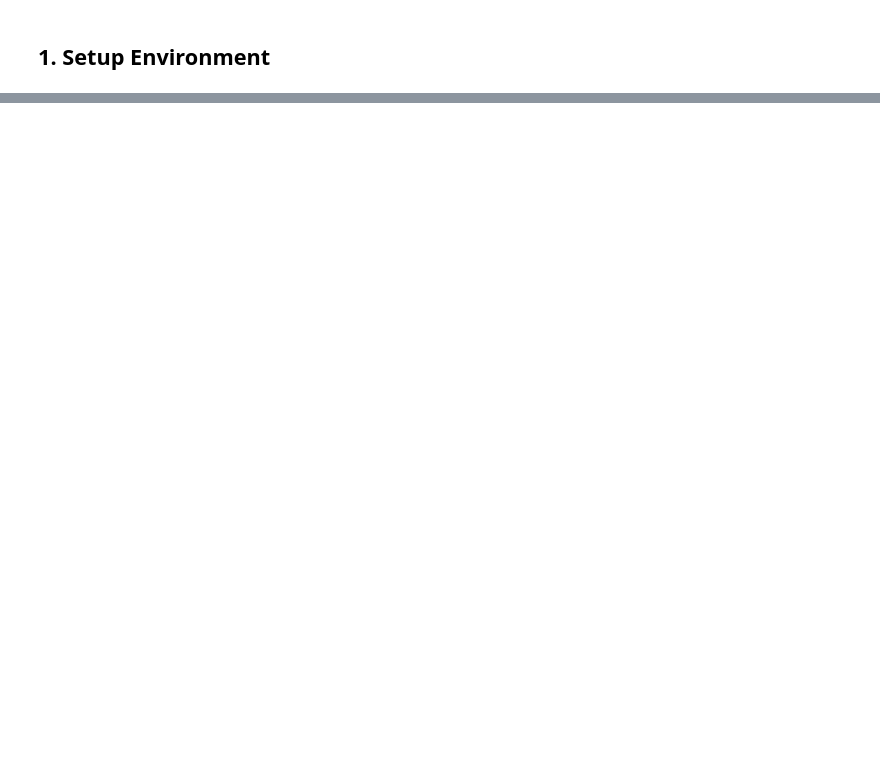
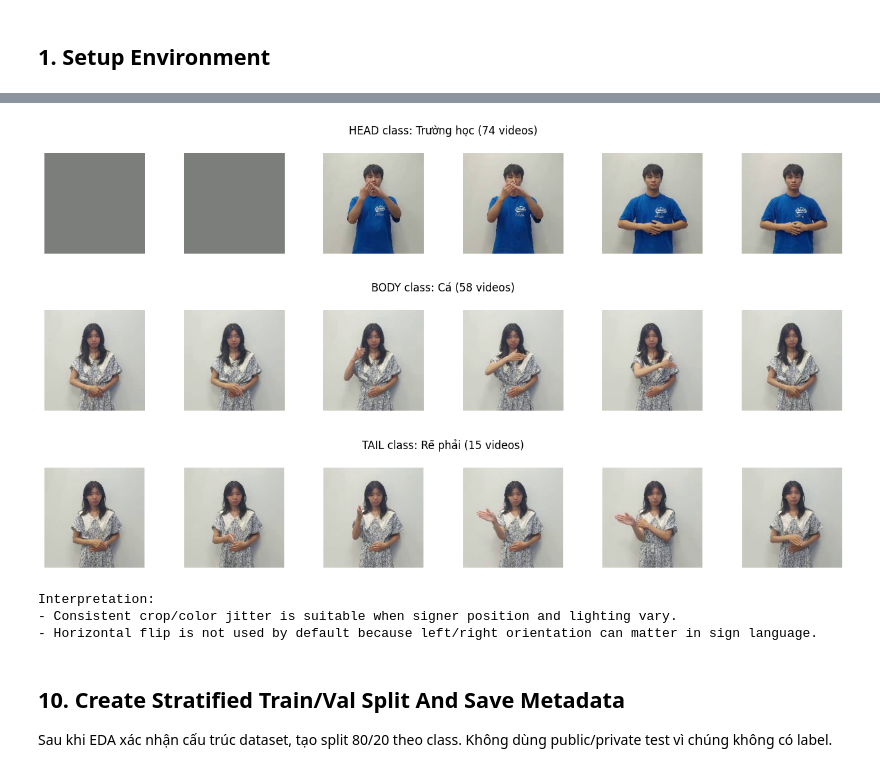
Before and after one commit to khanghoang123/vsl-recognition, a Jupyter notebook: notebooks/01_download_and_explore.ipynb, the cells around one changed output, grey strips where cells are left out. Cells and saved outputs as stored; diff of their text form; code cells hidden in the pictures; blank space fills up the shorter version.

```diff
--- a/notebooks/01_download_and_explore.ipynb
+++ b/notebooks/01_download_and_explore.ipynb
@@ -634,0 +589,39 @@ test_video_loading(DATA_DIR, NUM_FRAMES)
+# %%
+def pick_class_by_group(group_name):
+    candidates = [name for name, n in counts.items() if class_group(n) == group_name]
+    return candidates[0] if candidates else counts.index[0]
+
+def show_video_strip(video_path, title, n=6):
+    frames = read_sampled_frames(video_path, n)
+    if not frames:
+        print("Cannot read", video_path)
+        return
+    fig, axes = plt.subplots(1, len(frames), figsize=(2.2 * len(frames), 2.2))
+    if len(frames) == 1:
+        axes = [axes]
+    for ax, frame in zip(axes, frames):
+        ax.imshow(frame)
+        ax.axis("off")
+    fig.suptitle(title)
+    plt.tight_layout()
+    plt.show()
+
+for group in ["head", "body", "tail"]:
+    cls = pick_class_by_group(group)
+    item = next(item for item in all_items if item["class_name"] == cls)
+    show_video_strip(item["path"], f"{group.upper()} class: {cls} ({class_counts[cls]} videos)")
+
+print("Interpretation:")
+print("- Consistent crop/color jitter is suitable when signer position and lighting vary.")
+print("- Horizontal flip is not used by default because left/right orientation can matter in sign language.")
+# %% [output]
+[figure, added]
+[figure, added]
+[figure, added]
+Interpretation:
+- Consistent crop/color jitter is suitable when signer position and lighting vary.
+- Horizontal flip is not used by default because left/right orientation can matter in sign language.
+# %% [markdown]
+## 10. Create Stratified Train/Val Split And Save Metadata
+
+Sau khi EDA xác nhận cấu trúc dataset, tạo split 80/20 theo class. Không dùng public/private test vì chúng không có label.
```
Also changed, not shown: parts of 39 cells of this notebook, 20 other files.
